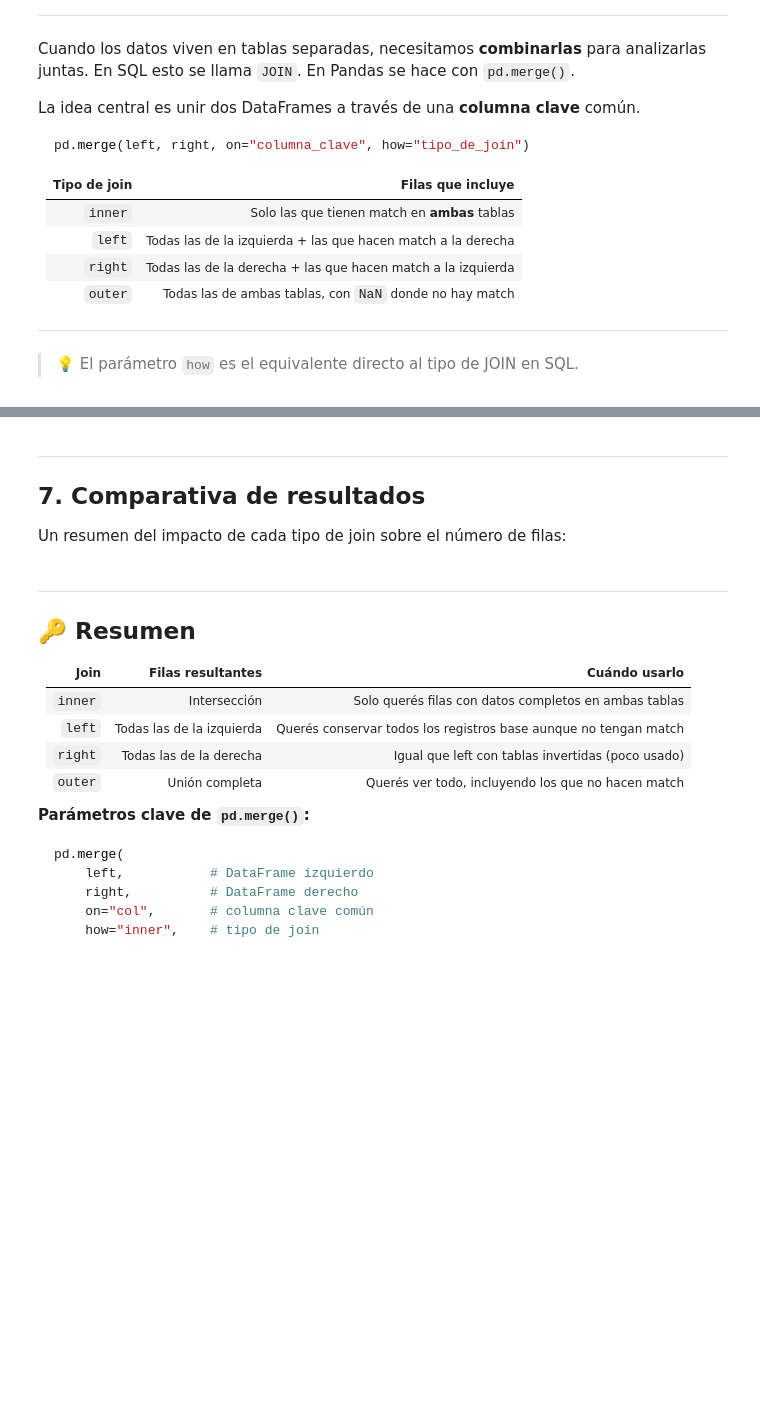
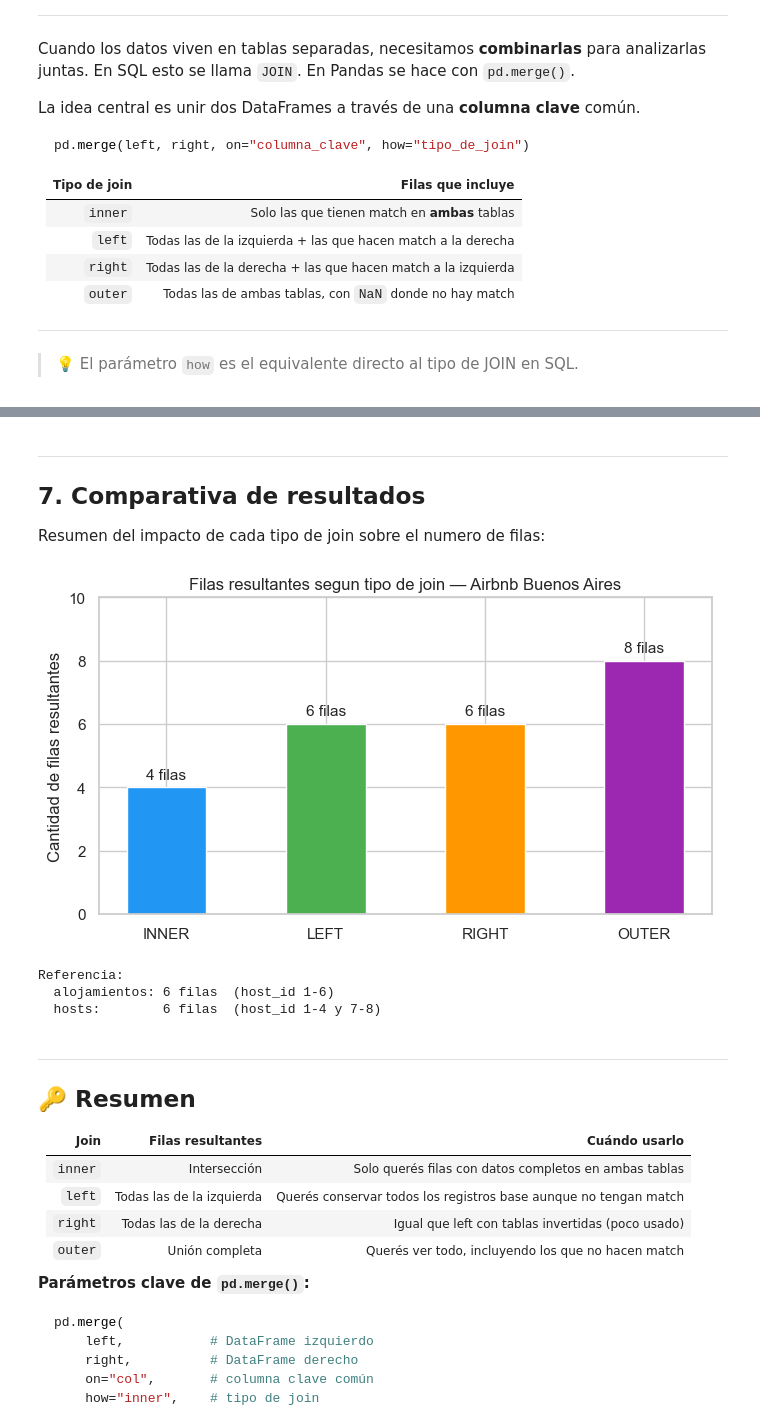
Before and after one commit to UADE-Python-Data-Science/583433_repo_oficial, a Jupyter notebook: Unidad_5/U5_NB2_Merge_intro.ipynb, the cells around one changed output, grey strips where cells are left out. Saved outputs shown, nothing was run; the diff lists cells and outputs as text; code cells hidden in the pictures; blank space fills up the shorter version.

```diff
--- a/Unidad_5/U5_NB2_Merge_intro.ipynb
+++ b/Unidad_5/U5_NB2_Merge_intro.ipynb
@@ -84,0 +80,14 @@ dim_songs
+# %%
+# Tabla de hosts
+# host_id 1, 2, 3, 4 → tienen alojamientos registrados
+# host_id 7, 8       → NO tienen alojamientos (hosts sin publicaciones)
+
+hosts = pd.DataFrame({
+    "host_id":                [1,           2,           3,           4,           7,           8],
+    "host_name":              ["Martina",   "Rodrigo",   "Valentina", "Santiago",  "Luciana",   "Tomas"],
+    "host_location":          ["Buenos Aires","Buenos Aires","Cordoba","Buenos Aires","Rosario", "Mendoza"],
+    "host_identity_verified": [True,        True,        False,       True,        True,        False],
+})
+
+print(f"hosts: {hosts.shape[0]} filas x {hosts.shape[1]} columnas")
+hosts
@@ -182,33 +269,38 @@ df_outer_ind["_merge"].value_counts()
 ---
 ## 7. Comparativa de resultados
 
-Un resumen del impacto de cada tipo de join sobre el número de filas:
+Resumen del impacto de cada tipo de join sobre el numero de filas:
 # %%
 import matplotlib.pyplot as plt
 import seaborn as sns
 
 resultados = {
-    "INNER":  pd.merge(fact_chart, dim_songs, on="song_id", how="inner").shape[0],
-    "LEFT":   pd.merge(fact_chart, dim_songs, on="song_id", how="left").shape[0],
-    "RIGHT":  pd.merge(fact_chart, dim_songs, on="song_id", how="right").shape[0],
-    "OUTER":  pd.merge(fact_chart, dim_songs, on="song_id", how="outer").shape[0],
+    "INNER":  pd.merge(alojamientos, hosts, on="host_id", how="inner").shape[0],
+    "LEFT":   pd.merge(alojamientos, hosts, on="host_id", how="left").shape[0],
+    "RIGHT":  pd.merge(alojamientos, hosts, on="host_id", how="right").shape[0],
+    "OUTER":  pd.merge(alojamientos, hosts, on="host_id", how="outer").shape[0],
 }
 
 sns.set_theme(style="whitegrid")
 
 fig, ax = plt.subplots(figsize=(7, 4))
 bars = ax.bar(resultados.keys(), resultados.values(),
               color=["#2196F3", "#4CAF50", "#FF9800", "#9C27B0"], width=0.5)
 ax.bar_label(bars, fmt="%d filas", padding=4, fontsize=11)
 ax.set_ylabel("Cantidad de filas resultantes")
-ax.set_title("Filas resultantes según tipo de join")
-ax.set_ylim(0, max(resultados.values()) + 3)
+ax.set_title("Filas resultantes segun tipo de join — Airbnb Buenos Aires")
+ax.set_ylim(0, max(resultados.values()) + 2)
 plt.tight_layout()
 plt.show()
 
 print("Referencia:")
-print(f"  fact_chart: {fact_chart.shape[0]} filas  (song_id 1–9)")
-print(f"  dim_songs:  {dim_songs.shape[0]} filas  (song_id 1–5 y 10–12)")
+print(f"  alojamientos: {alojamientos.shape[0]} filas  (host_id 1-6)")
+print(f"  hosts:        {hosts.shape[0]} filas  (host_id 1-4 y 7-8)")
+# %% [output]
+[figure, added]
+Referencia:
+  alojamientos: 6 filas  (host_id 1-6)
+  hosts:        6 filas  (host_id 1-4 y 7-8)
 # %% [markdown]
 ---
 ## 🔑 Resumen
```
Also changed, not shown: parts of 24 cells of this notebook, 3 other files.
